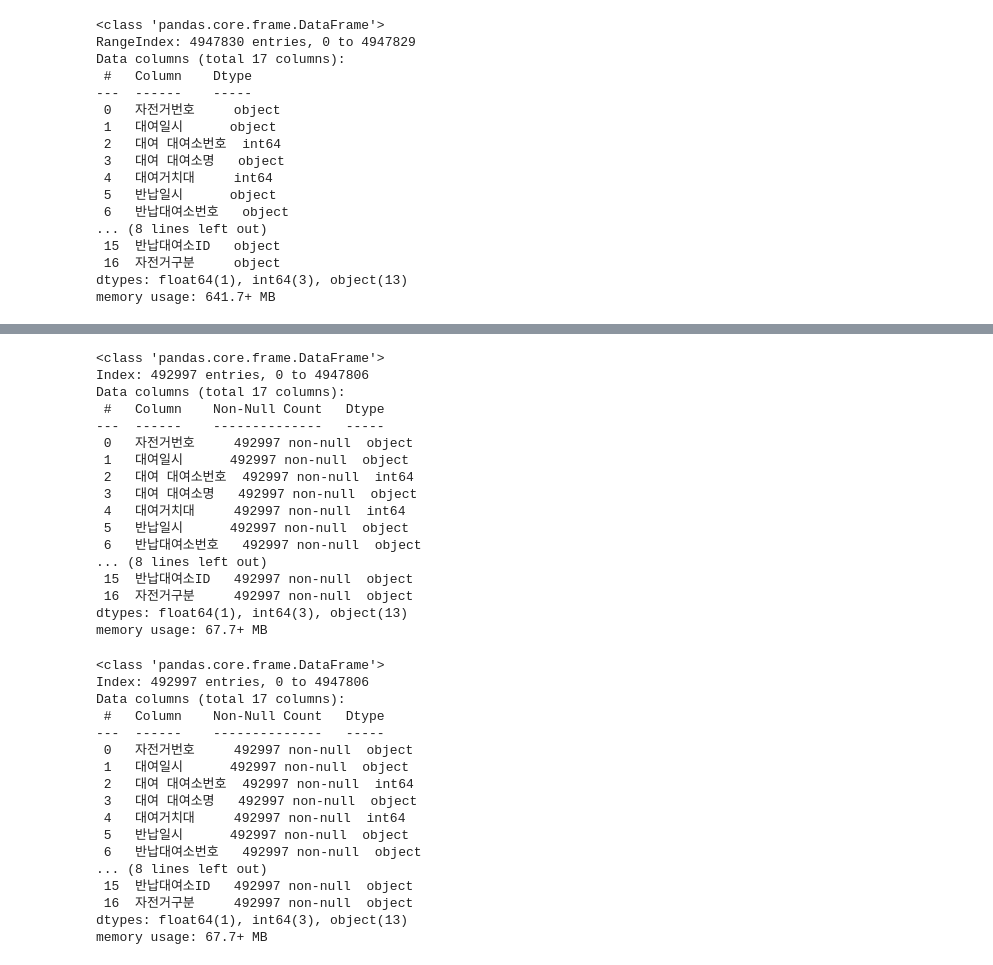
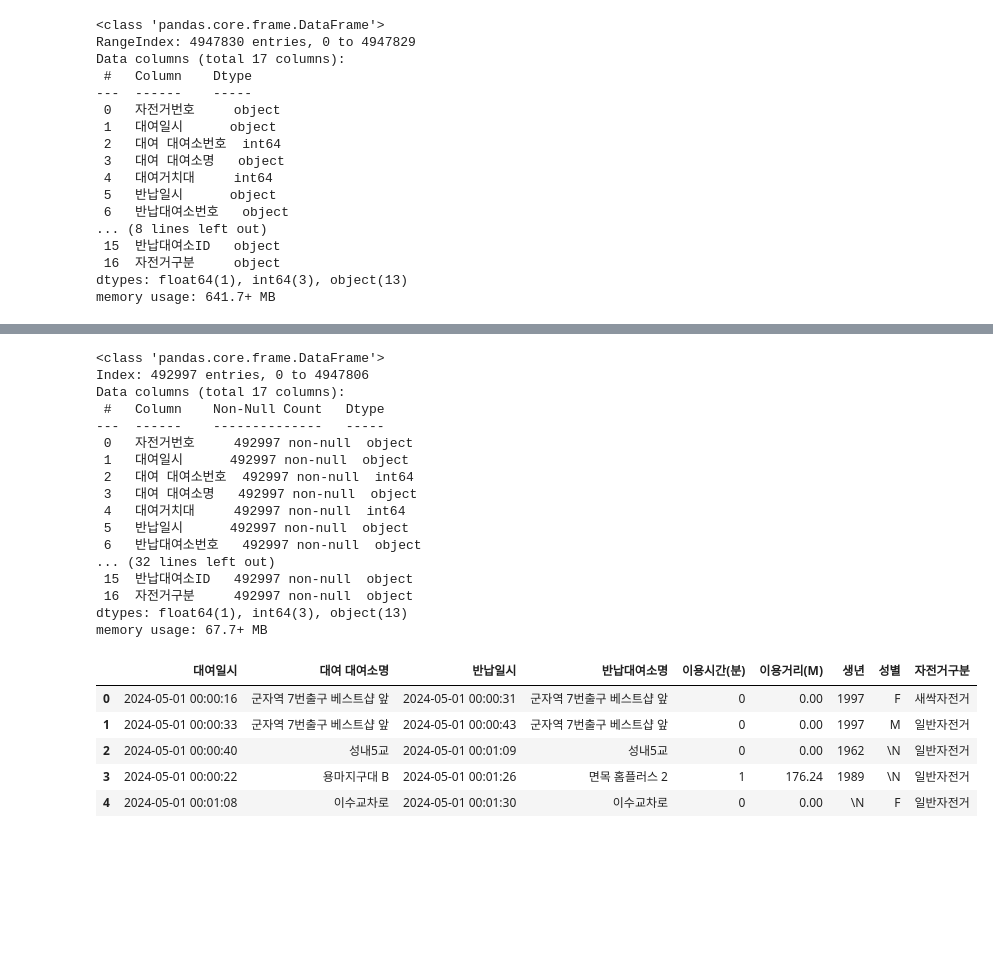
Before and after one commit to asdqew-a11/Alcohol, a Jupyter notebook: 따릉이데이터 전처리.ipynb, the cells around one changed output, grey strips where cells are left out. Cells and saved outputs as stored; diff of their text form; code cells hidden in the pictures; blank space fills up the shorter version.

```diff
--- a/따릉이데이터 전처리.ipynb
+++ b/따릉이데이터 전처리.ipynb
@@ -36,10 +38,18 @@ df.head()
 | 3 | SPB-38596 | 2024-05-01 00:00:22 | 1480 | 용마지구대 B | 0 | 2024-05-01 00:01:26 | 01479 | 면목 홈플러스 2 | 0 | 1 | 176.24 | ... |
 | 4 | SPB-66912 | 2024-05-01 00:01:08 | 4332 | 이수교차로 | 0 | 2024-05-01 00:01:30 | 04332 | 이수교차로 | 0 | 0 | 0.00 | ... |
 # %%
+# 대여, 반납 위치가 같은 데이터 추출(ID로)
+# 492997
+
+same_station1 = df[df['대여대여소ID'] == df['반납대여소ID']]
+same_station1.info()
+
+
 # 대여, 반납 위치가 같은 데이터 추출(대여소명으로)
 # 492997
-same_station_df = df[df['대여 대여소명'] == df['반납대여소명']]
-same_station_df.info()
+
+same_station2 = df[df['대여 대여소명'] == df['반납대여소명']]
+same_station2.info()
 # %% [output]
 <class 'pandas.core.frame.DataFrame'>
 Index: 492997 entries, 0 to 4947806
@@ -53,34 +63,10 @@ Data columns (total 17 columns):
  4   대여거치대     492997 non-null  int64
  5   반납일시      492997 non-null  object
  6   반납대여소번호   492997 non-null  object
-... (8 lines left out)
+... (32 lines left out)
  15  반납대여소ID   492997 non-null  object
  16  자전거구분     492997 non-null  object
 dtypes: float64(1), int64(3), object(13)
 memory usage: 67.7+ MB
-# %%
-# 대여, 반납 위치가 같은 데이터 추출(ID로)
-# 492997
-
-same_station_df = df[df['대여대여소ID'] == df['반납대여소ID']]
-same_station_df.info()
-# %% [output]
-<class 'pandas.core.frame.DataFrame'>
-Index: 492997 entries, 0 to 4947806
-Data columns (total 17 columns):
- #   Column    Non-Null Count   Dtype
----  ------    --------------   -----
- 0   자전거번호     492997 non-null  object
- 1   대여일시      492997 non-null  object
- 2   대여 대여소번호  492997 non-null  int64
- 3   대여 대여소명   492997 non-null  object
- 4   대여거치대     492997 non-null  int64
- 5   반납일시      492997 non-null  object
- 6   반납대여소번호   492997 non-null  object
-... (8 lines left out)
- 15  반납대여소ID   492997 non-null  object
- 16  자전거구분     492997 non-null  object
-dtypes: float64(1), int64(3), object(13)
-memory usage: 67.7+ MB
 # %%
 # 자전거 번호, 대여소 거치대, 반납 거치대, 이용자 종류, 대여 대여소ID, 반납 대여소ID, 대여 대여소번호, 반납대여소번호
@@ -86,0 +75,9 @@ memory usage: 67.7+ MB
+# %%
+df.head()
+# %% [output]
+|  | 대여일시 | 대여 대여소명 | 반납일시 | 반납대여소명 | 이용시간(분) | 이용거리(M) | 생년 | 성별 | 자전거구분 |
+| 0 | 2024-05-01 00:00:16 | 군자역 7번출구 베스트샵 앞 | 2024-05-01 00:00:31 | 군자역 7번출구 베스트샵 앞 | 0 | 0.00 | 1997 | F | 새싹자전거 |
+| 1 | 2024-05-01 00:00:33 | 군자역 7번출구 베스트샵 앞 | 2024-05-01 00:00:43 | 군자역 7번출구 베스트샵 앞 | 0 | 0.00 | 1997 | M | 일반자전거 |
+| 2 | 2024-05-01 00:00:40 | 성내5교 | 2024-05-01 00:01:09 | 성내5교 | 0 | 0.00 | 1962 | \N | 일반자전거 |
+| 3 | 2024-05-01 00:00:22 | 용마지구대 B | 2024-05-01 00:01:26 | 면목 홈플러스 2 | 1 | 176.24 | 1989 | \N | 일반자전거 |
+| 4 | 2024-05-01 00:01:08 | 이수교차로 | 2024-05-01 00:01:30 | 이수교차로 | 0 | 0.00 | \N | F | 일반자전거 |
```
Also changed, not shown: parts of 9 cells of this notebook.
